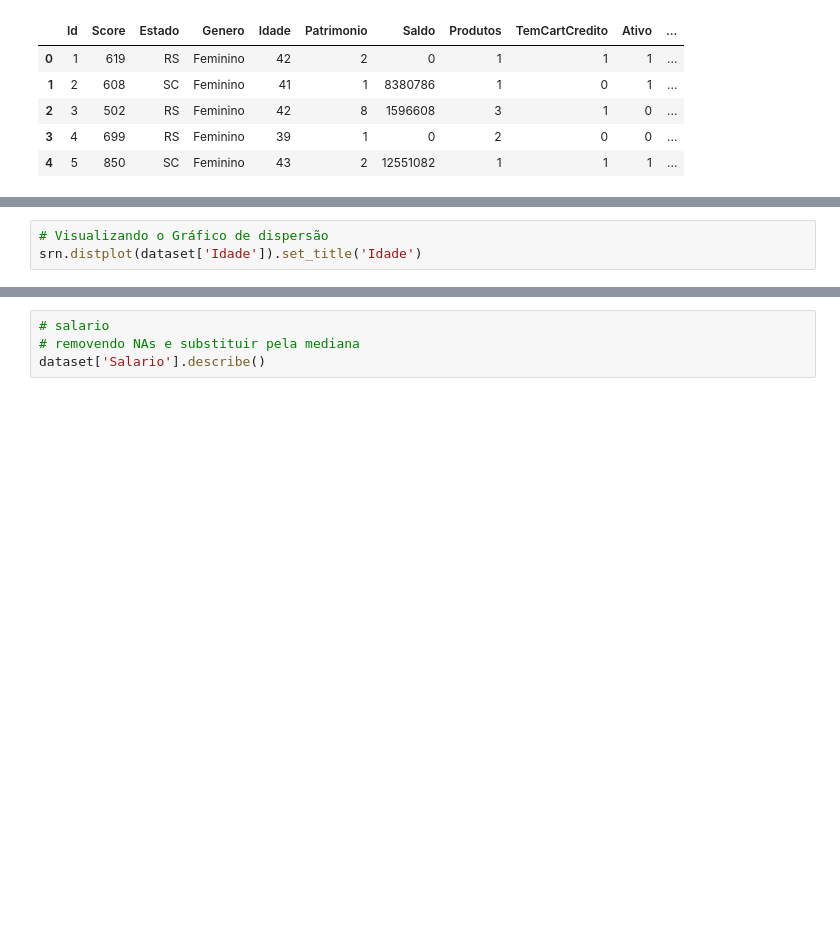
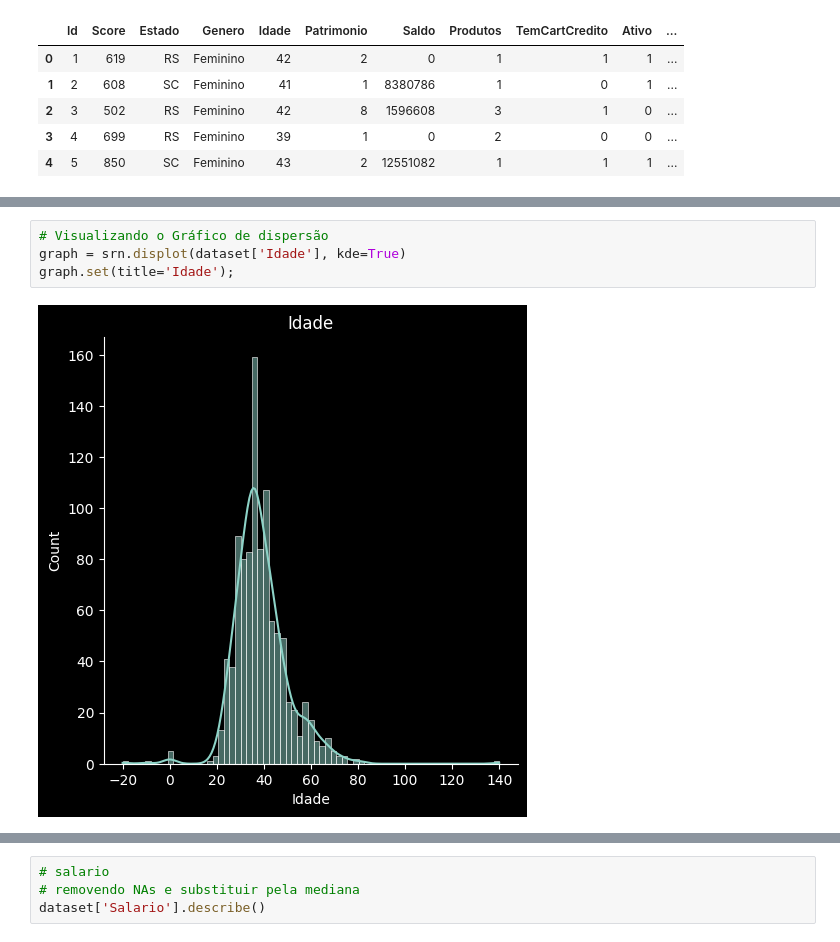
Before and after one commit to Joao-Inacio/Formacao-Cientista-de-Dados, a Jupyter notebook: 2_Limpeza_e_Tratamento_Dados/limpezaetratamento.ipynb, the cells around one changed output, grey strips where cells are left out. Saved outputs shown, nothing was run; the diff lists cells and outputs as text; blank space fills up the shorter version.

```diff
--- a/2_Limpeza_e_Tratamento_Dados/limpezaetratamento.ipynb
+++ b/2_Limpeza_e_Tratamento_Dados/limpezaetratamento.ipynb
@@ -71,6 +119,9 @@ srn.boxplot(dataset['Idade']).set_title('Idade')
 # %%
 # Visualizando o Gráfico de dispersão
-srn.distplot(dataset['Idade']).set_title('Idade')
+graph = srn.displot(dataset['Idade'], kde=True)
+graph.set(title='Idade');
+# %% [output]
+[figure, added]
 # %%
 # Saldo
 dataset['Saldo'].describe()
```
Also changed, not shown: parts of 16 cells of this notebook.
